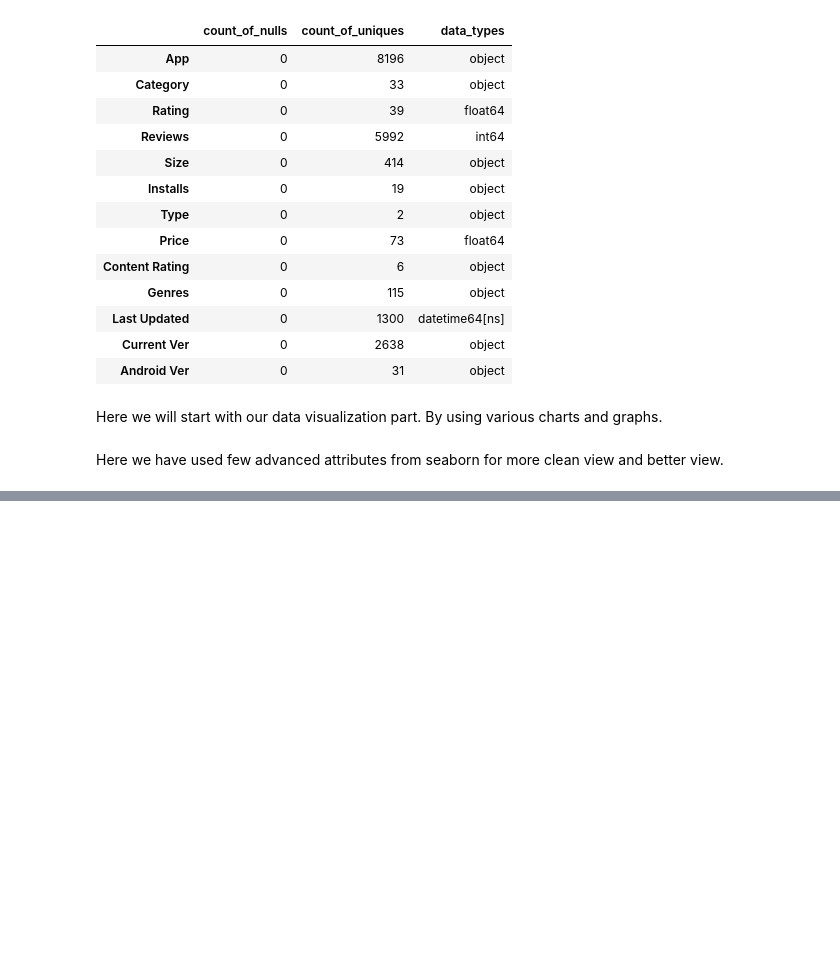
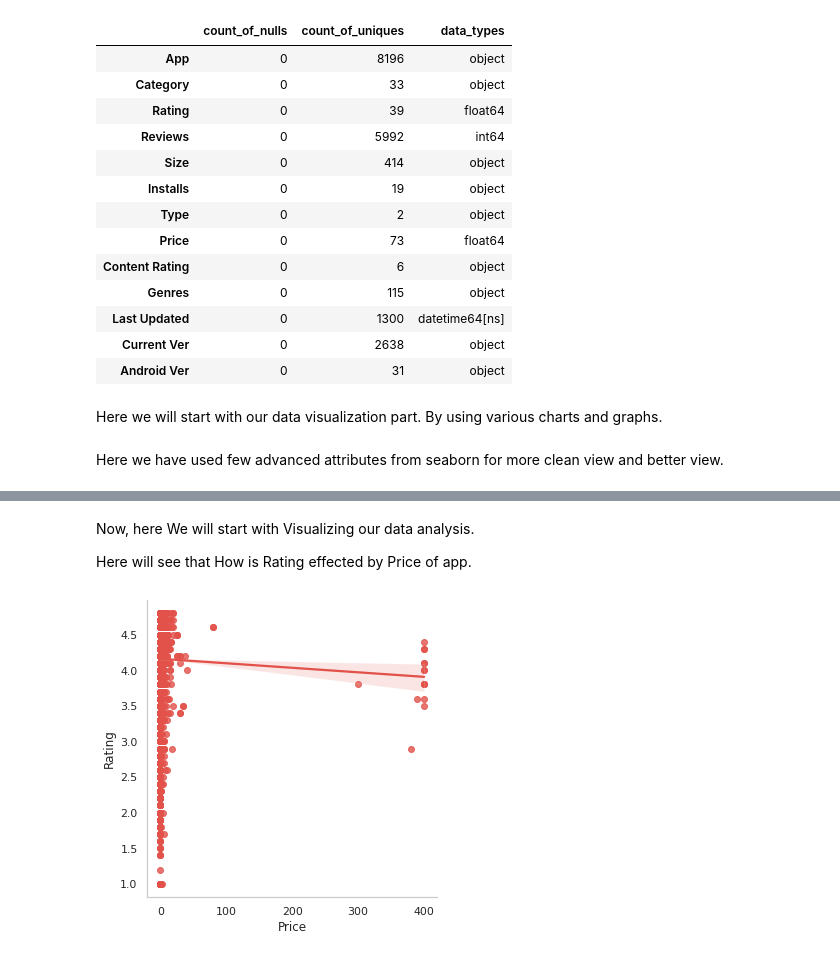
Before and after one commit to komal-pasi/EDA-Capstone, a Jupyter notebook: Komal_Play_Store_App_Review_Analysis_Capstone_Project.ipynb, the cells around one changed output, grey strips where cells are left out. Saved outputs shown, nothing was run; the diff lists cells and outputs as text; code cells hidden in the pictures; blank space fills up the shorter version.

```diff
--- a/Komal_Play_Store_App_Review_Analysis_Capstone_Project.ipynb
+++ b/Komal_Play_Store_App_Review_Analysis_Capstone_Project.ipynb
@@ -451,0 +482,11 @@ for spine in ax.spines.values():
+# %% [markdown]
+Now, here We will start with Visualizing our data analysis.
+
+
+Here will see that How is Rating effected by Price of app.
+# %%
+sns.set_theme(style='whitegrid',rc={'figure.figsize': (10,12)},palette='Spectral')
+sns.lmplot(y='Rating',x='Price',data=ps_dataset)
+pt.grid(False)  #Remove Grid lines
+# %% [output]
+[figure, added]
```
Also changed, not shown: parts of 23 cells of this notebook.
